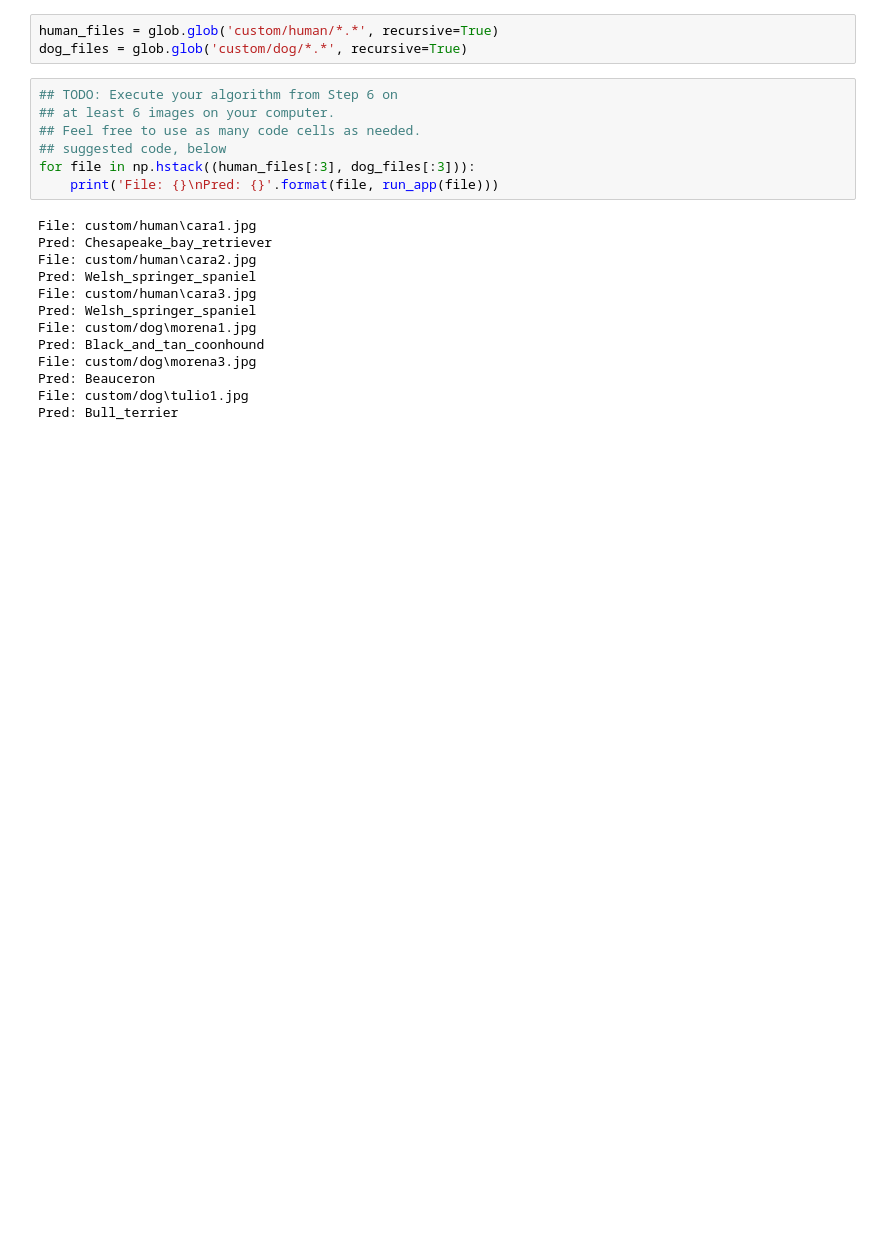
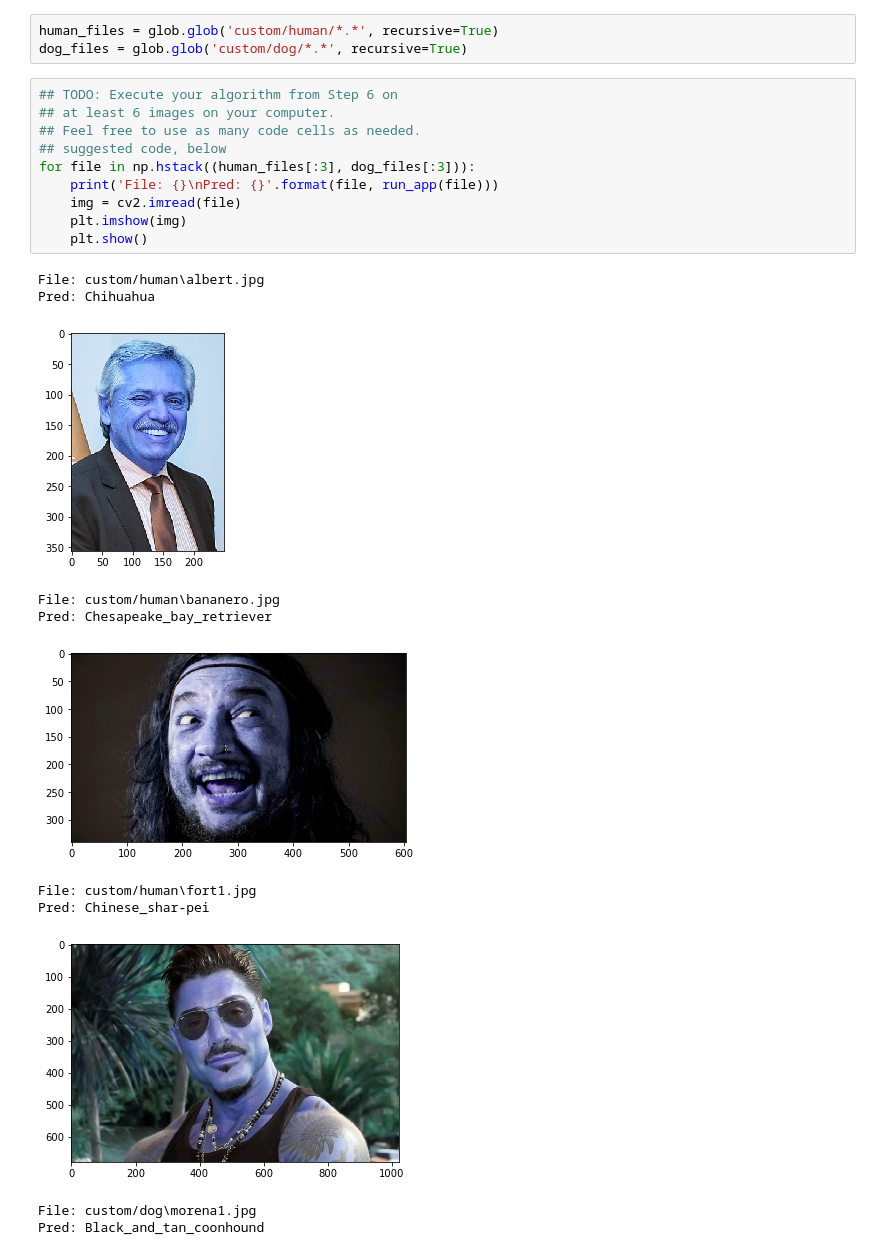
Before and after one commit to gpiotti/deep-learning-v2-pytorch, a Jupyter notebook: project-dog-classification/dog_app.ipynb, the cells around one changed output. Cells and saved outputs as stored; diff of their text form; blank space fills up the shorter version.

Commit message:
added images

```diff
--- a/project-dog-classification/dog_app.ipynb
+++ b/project-dog-classification/dog_app.ipynb
@@ -703,20 +703,22 @@ dog_files = glob.glob('custom/dog/*.*', recursive=True)
 # %%
 ## TODO: Execute your algorithm from Step 6 on
 ## at least 6 images on your computer.
 ## Feel free to use as many code cells as needed.
 ## suggested code, below
 for file in np.hstack((human_files[:3], dog_files[:3])):
     print('File: {}\nPred: {}'.format(file, run_app(file)))
+    img = cv2.imread(file)
+    plt.imshow(img)
+    plt.show()
 # %% [output]
-File: custom/human\cara1.jpg
-Pred: Chesapeake_bay_retriever
-File: custom/human\cara2.jpg
-Pred: Welsh_springer_spaniel
-File: custom/human\cara3.jpg
-Pred: Welsh_springer_spaniel
-File: custom/dog\morena1.jpg
-Pred: Black_and_tan_coonhound
-File: custom/dog\morena3.jpg
-Pred: Beauceron
-File: custom/dog\tulio1.jpg
-Pred: Bull_terrier
+File: custom/human\albert.jpg
+Pred: Chihuahua
+[figure, added]
+File: custom/human\bananero.jpg
+Pred: Chesapeake_bay_retriever
+[figure, added]
+File: custom/human\fort1.jpg
+Pred: Chinese_shar-pei
+[figure, added]
+File: custom/dog\morena1.jpg
+Pred: Black_and_tan_coonhound
```
Also changed, not shown: parts of 2 cells of this notebook, 7 other files.
